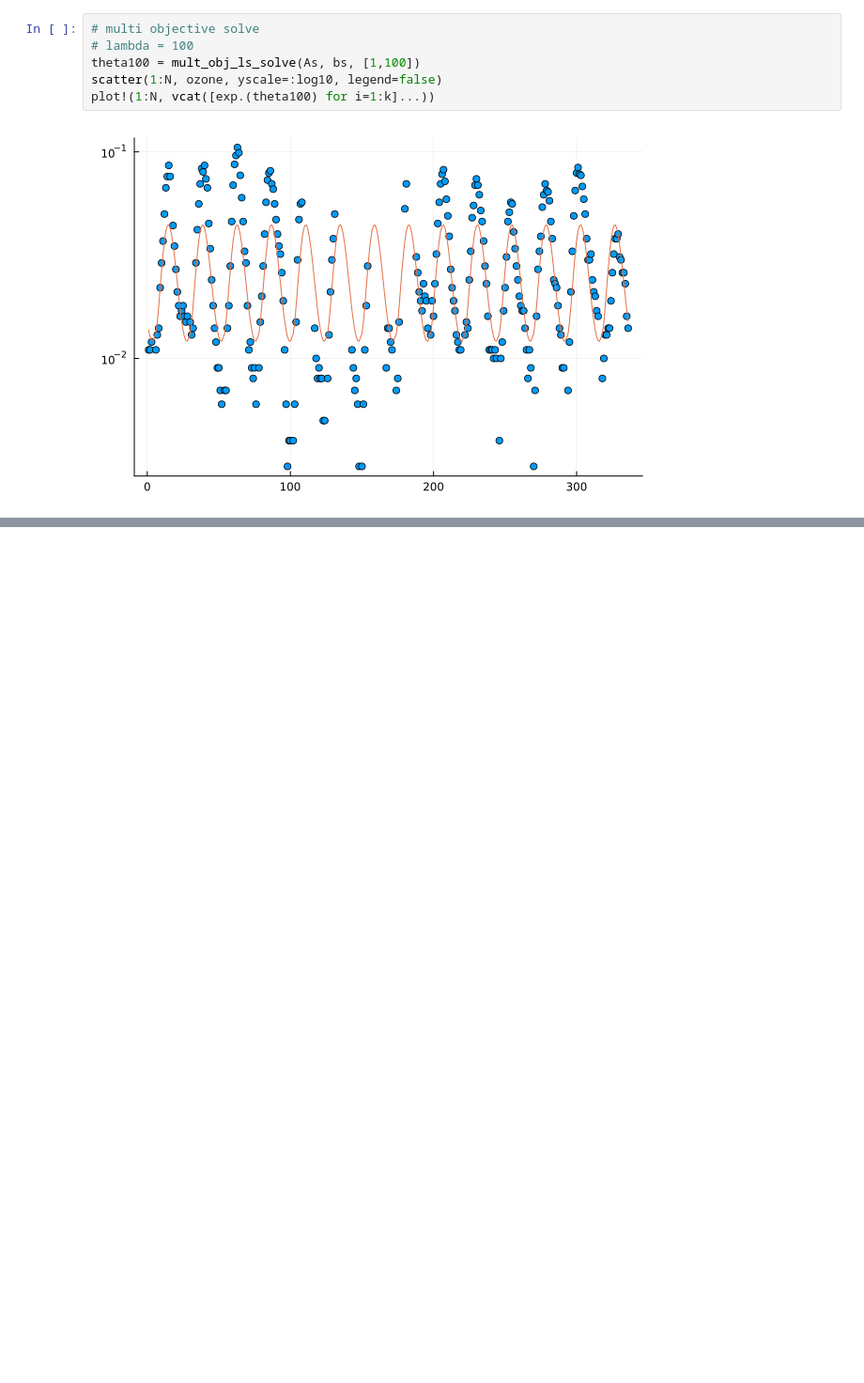
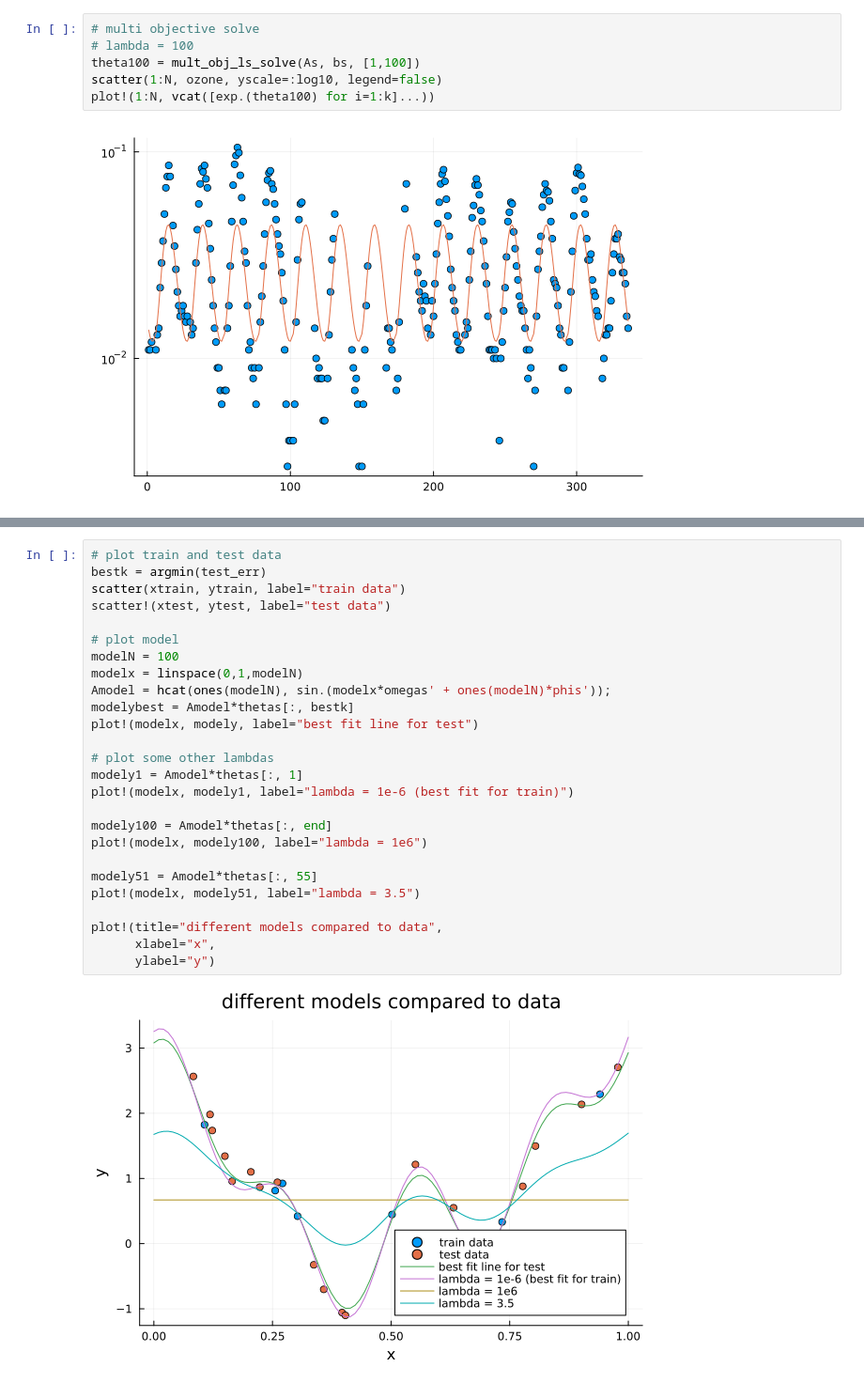
Before and after one commit to Minh-An/engr108, a Jupyter notebook: multi_objective_ls.ipynb, the cells around one changed output, grey strips where cells are left out. Shown at 94% size. Saved outputs shown, nothing was run; the diff lists cells and outputs as text; blank space fills up the shorter version.

Commit message:
VMLS 15.4-5: regularized line fitting and complexity

```diff
--- a/multi_objective_ls.ipynb
+++ b/multi_objective_ls.ipynb
@@ -188,0 +244,28 @@ We fit the model by solving a sequence of regularized least squares problems wit
+# %%
+# plot train and test data
+bestk = argmin(test_err)
+scatter(xtrain, ytrain, label="train data")
+scatter!(xtest, ytest, label="test data")
+
+# plot model
+modelN = 100
+modelx = linspace(0,1,modelN)
+Amodel = hcat(ones(modelN), sin.(modelx*omegas' + ones(modelN)*phis'));
+modelybest = Amodel*thetas[:, bestk]
+plot!(modelx, modely, label="best fit line for test")
+
+# plot some other lambdas
+modely1 = Amodel*thetas[:, 1]
+plot!(modelx, modely1, label="lambda = 1e-6 (best fit for train)")
+
+modely100 = Amodel*thetas[:, end]
+plot!(modelx, modely100, label="lambda = 1e6")
+
+modely51 = Amodel*thetas[:, 55]
+plot!(modelx, modely51, label="lambda = 3.5")
+
+plot!(title="different models compared to data",
+      xlabel="x",
+      ylabel="y")
+# %% [output]
+[figure, added]
```
Also changed, not shown: parts of 10 cells of this notebook.
